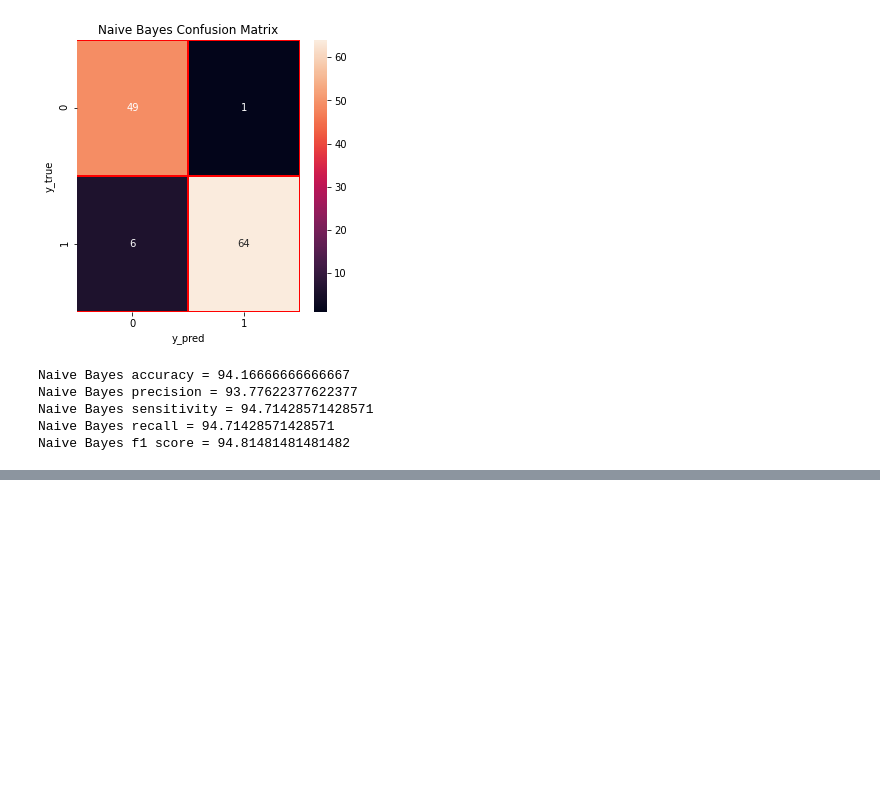
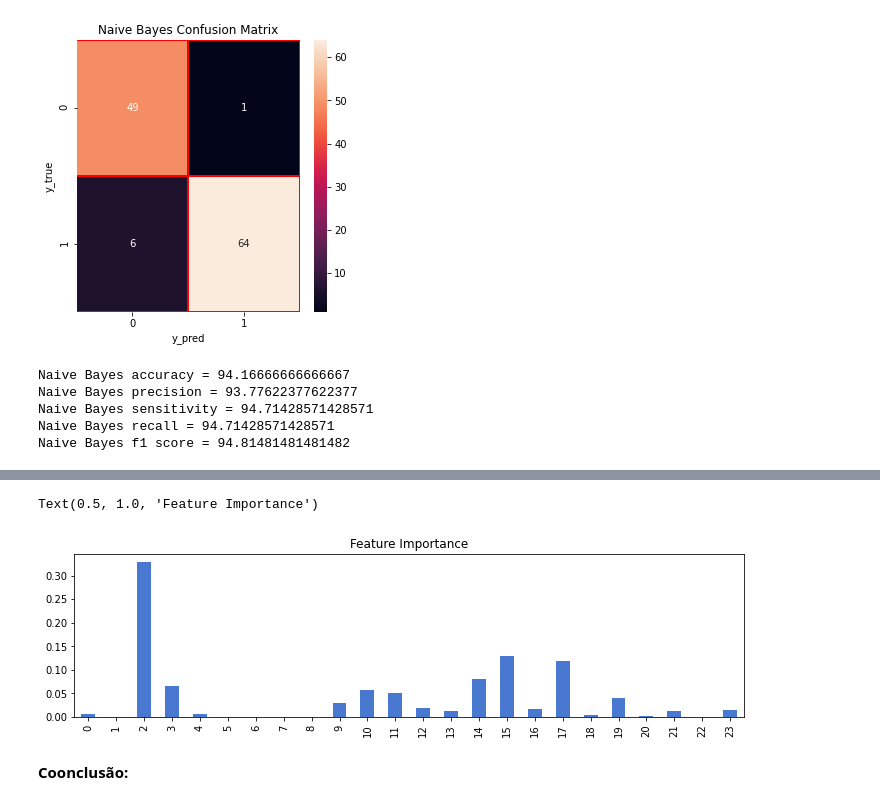
Before and after one commit to Reis25/AprendizadoDeMquinas, a Jupyter notebook: testando_projeto.ipynb, the cells around one changed output, grey strips where cells are left out. Saved outputs shown, nothing was run; the diff lists cells and outputs as text; code cells hidden in the pictures; blank space fills up the shorter version.

```diff
--- a/testando_projeto.ipynb
+++ b/testando_projeto.ipynb
@@ -208,6 +333,18 @@ from imblearn.metrics import sensitivity_score
 from sklearn.pipeline import make_pipeline
 from sklearn.datasets import make_classification
 from plotly.offline import init_notebook_mode, iplot
+
+from collections import Counter
+plt.style.use("seaborn-muted")
+# Input data files are available in the read-only "../input/" directory
+# For example, running this (by clicking run or pressing Shift+Enter) will list all files under the input directory
+import warnings
+# ignore warnings
+warnings.filterwarnings("ignore")
+from subprocess import check_output
+
+
+
 init_notebook_mode(connected=True)
 import plotly.graph_objs as go
 from sklearn.model_selection import GridSearchCV , KFold , cross_val_score, ShuffleSplit, cross_validate
@@ -545,0 +651,21 @@ iplot(fig)
+# %%
+tuned_parameters = [{'n_estimators':[7,8,9,10,11,12,13,14,15,16],'max_depth':[2,3,4,5,6,None],
+                     'class_weight':[None,{0: 0.33,1:0.67},'balanced'],'random_state':[42]}]
+clf = GridSearchCV(RandomForestClassifier(), tuned_parameters, cv=10,scoring='f1')
+clf.fit(x_train, y_train)
+
+
+print("Detailed classification report:")
+y_true, lr_pred = y_test, clf.predict(x_test)
+print(classification_report(y_true, lr_pred))
+
+confusion = confusion_matrix(y_test, lr_pred)
+print('Confusion Matrix:')
+print(confusion)
+
+# Determine the false positive and true positive rates
+#fpr,tpr,roc_auc = auc_scorer(clf, x_test, y_test, 'RF')
+
+print('Best parameters:')
+print(clf.best_params_)
+clf_best = clf.best_estimator_
@@ -545,0 +688,12 @@ iplot(fig)
+# %%
+plt.figure(figsize=(12,3))
+features = x_test.columns.values.tolist()
+importance = clf_best.feature_importances_.tolist()
+feature_series = pd.Series(data=importance,index=features)
+feature_series.plot.bar()
+plt.title('Feature Importance')
+# %% [output]
+Text(0.5, 1.0, 'Feature Importance')
+[figure, added]
+# %% [markdown]
+**Coonclusão:**
```
Also changed, not shown: parts of 41 cells of this notebook.
